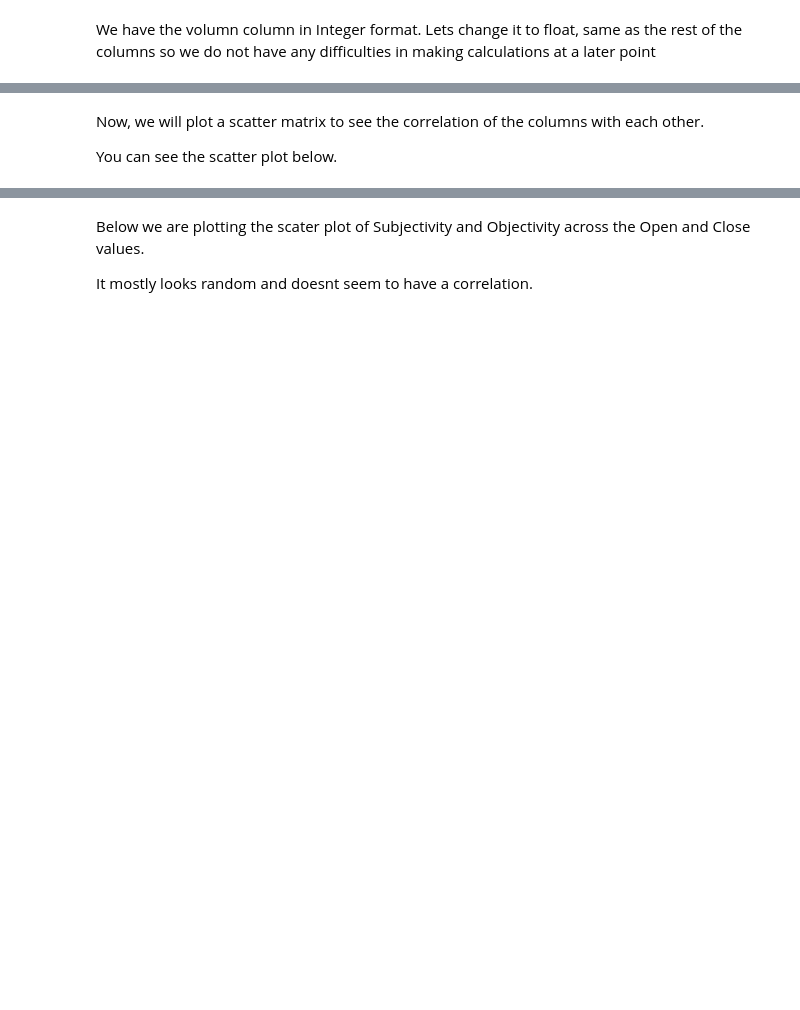
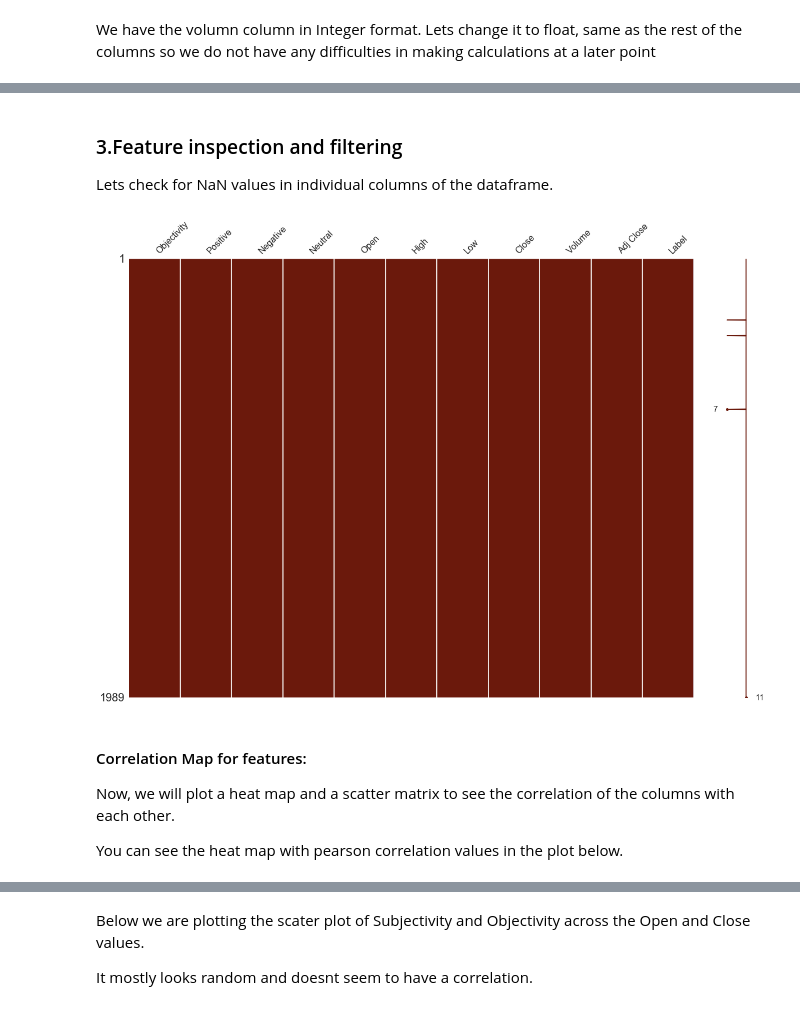
Before and after one commit to ShreyamsJain/Stock-Price-Prediction-Model, a Jupyter notebook: StockPredictionModelv2.ipynb, the cells around one changed output, grey strips where cells are left out. Cells and saved outputs as stored; diff of their text form; code cells hidden in the pictures; blank space fills up the shorter version.

```diff
--- a/StockPredictionModelv2.ipynb
+++ b/StockPredictionModelv2.ipynb
@@ -345,4 +277,18 @@ y Testing Observations: 597
+# %% [markdown]
+### 3.Feature inspection and filtering
+
+Lets check for NaN values in individual columns of the dataframe.
+# %%
+md_copy = merged_dataframe
+md_copy = md_copy.replace(-1, np.NaN)
+import missingno as msno
+# Nullity or missing values by columns
+msno.matrix(df=md_copy.iloc[:,2:39], figsize=(20, 14), color=(0.42, 0.1, 0.05))
+# %% [output]
+[figure, added]
 # %% [markdown]
-Now, we will plot a scatter matrix to see the correlation of the columns with each other.
+#### Correlation Map for features:
 
-You can see the scatter plot below.
+Now, we will plot a heat map and a scatter matrix to see the correlation of the columns with each other.
+
+You can see the heat map with pearson correlation values in the plot below.
```
Also changed, not shown: parts of 33 cells of this notebook.
